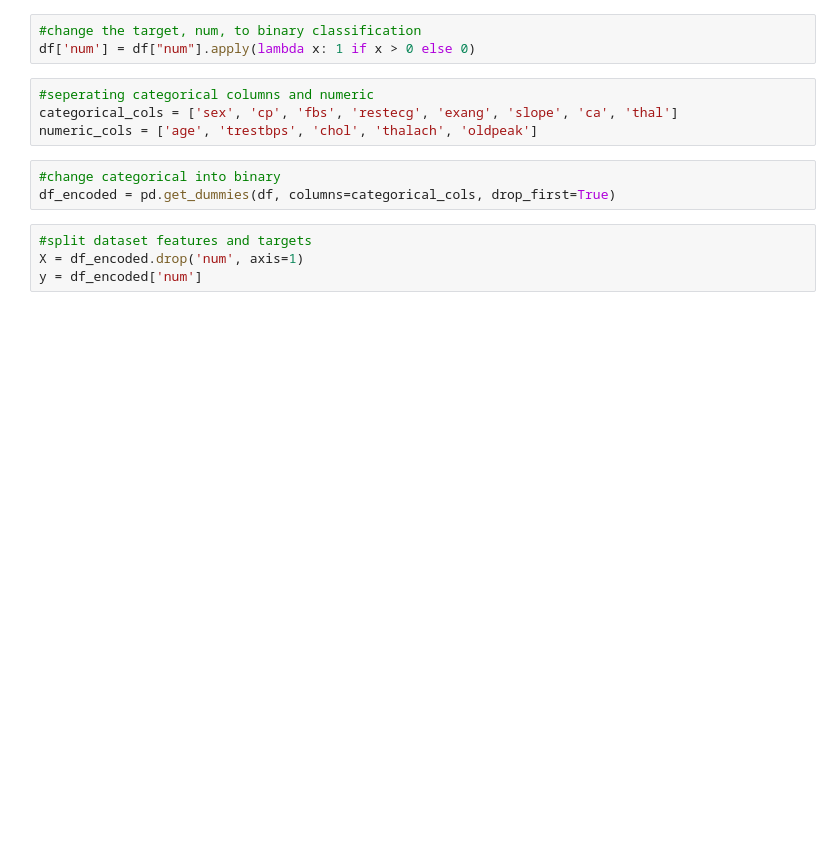
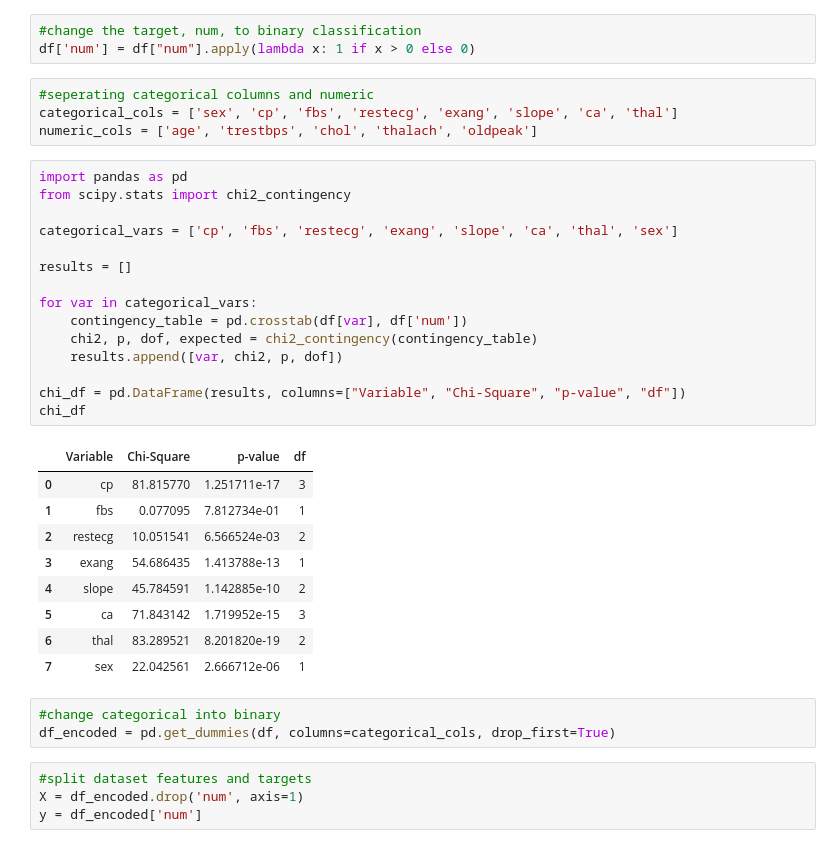
Before and after one commit to nasarahj/HealthDatasetProject, a Jupyter notebook: Heart_Prediction_Project.ipynb, the cells around one changed output. Drawn from its saved outputs; the diff is of its cells as text; blank space fills up the shorter version.

```diff
--- a/Heart_Prediction_Project.ipynb
+++ b/Heart_Prediction_Project.ipynb
@@ -238,6 +238,31 @@ df['num'] = df["num"].apply(lambda x: 1 if x > 0 else 0)
 #seperating categorical columns and numeric
 categorical_cols = ['sex', 'cp', 'fbs', 'restecg', 'exang', 'slope', 'ca', 'thal']
 numeric_cols = ['age', 'trestbps', 'chol', 'thalach', 'oldpeak']
+# %%
+import pandas as pd
+from scipy.stats import chi2_contingency
+
+categorical_vars = ['cp', 'fbs', 'restecg', 'exang', 'slope', 'ca', 'thal', 'sex']
+
+results = []
+
+for var in categorical_vars:
+    contingency_table = pd.crosstab(df[var], df['num'])
+    chi2, p, dof, expected = chi2_contingency(contingency_table)
+    results.append([var, chi2, p, dof])
+
+chi_df = pd.DataFrame(results, columns=["Variable", "Chi-Square", "p-value", "df"])
+chi_df
+# %% [output]
+|  | Variable | Chi-Square | p-value | df |
+| 0 | cp | 81.815770 | 1.251711e-17 | 3 |
+| 1 | fbs | 0.077095 | 7.812734e-01 | 1 |
+| 2 | restecg | 10.051541 | 6.566524e-03 | 2 |
+| 3 | exang | 54.686435 | 1.413788e-13 | 1 |
+| 4 | slope | 45.784591 | 1.142885e-10 | 2 |
+| 5 | ca | 71.843142 | 1.719952e-15 | 3 |
+| 6 | thal | 83.289521 | 8.201820e-19 | 2 |
+| 7 | sex | 22.042561 | 2.666712e-06 | 1 |
 # %%
 #change categorical into binary
 df_encoded = pd.get_dummies(df, columns=categorical_cols, drop_first=True)
```
Also changed, not shown: parts of 3 cells of this notebook.
